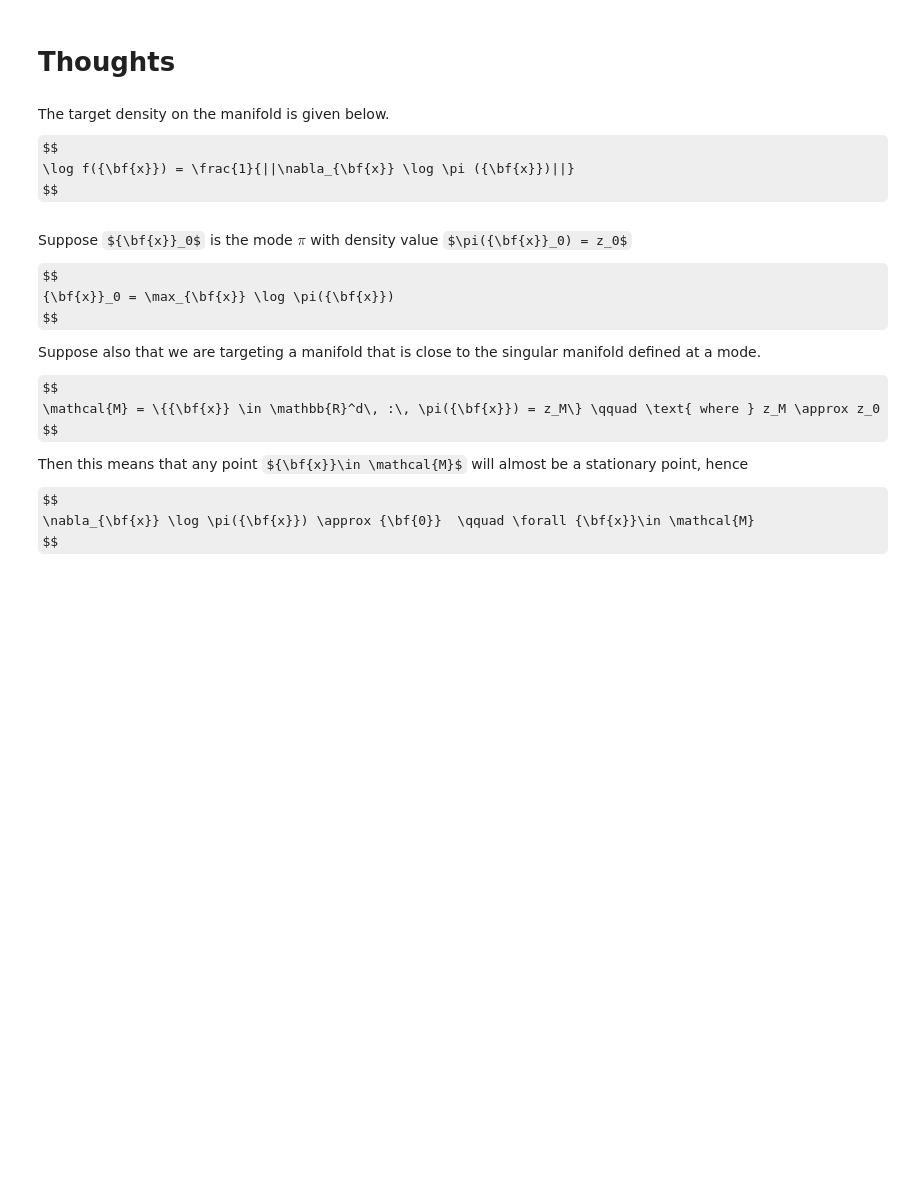
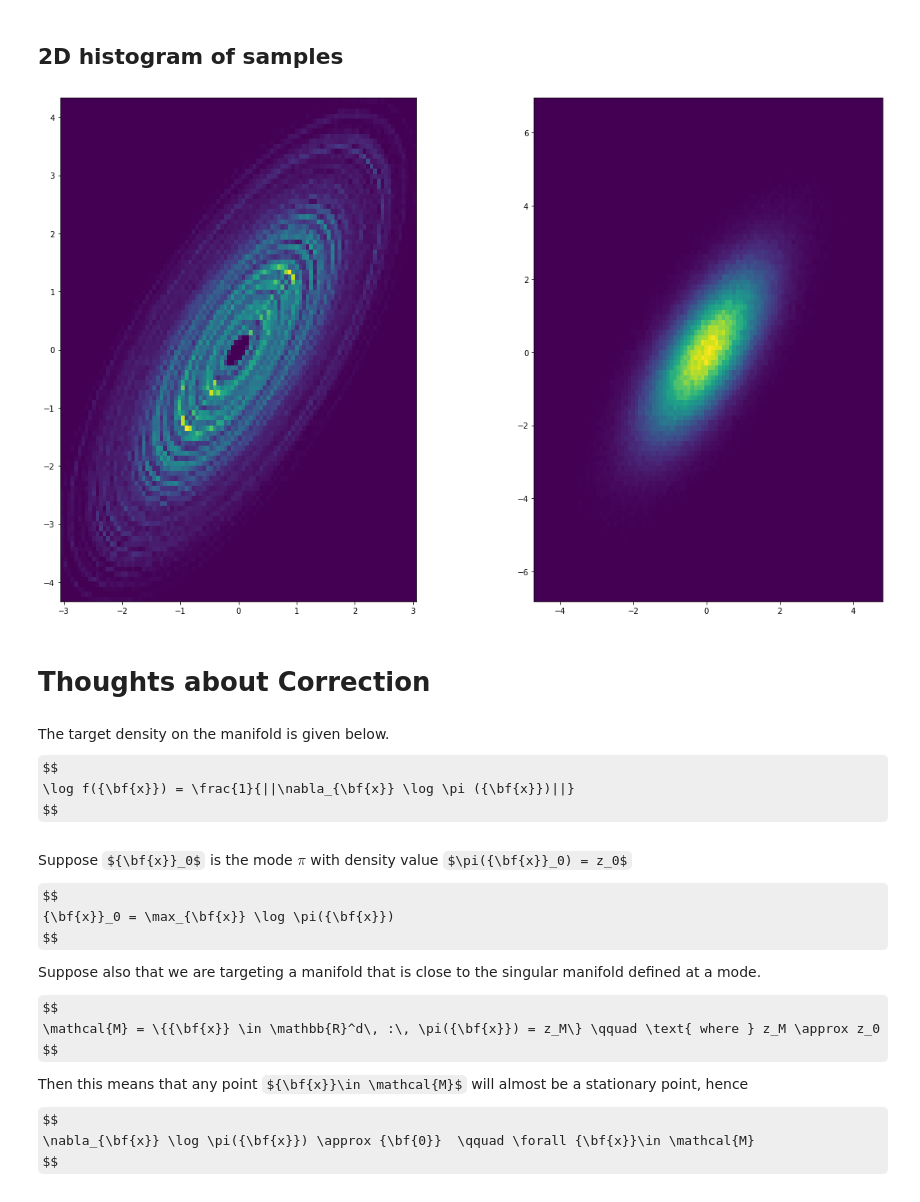
Before and after one commit to MauroCE/ManifoldSampling, a Jupyter notebook: M-HMC - Exploratory Analysis.ipynb, the cells around one changed output. Cells and saved outputs as stored; diff of their text form; code cells hidden in the pictures; some formulas as TeX source; blank space fills up the shorter version.

```diff
--- a/M-HMC - Exploratory Analysis.ipynb
+++ b/M-HMC - Exploratory Analysis.ipynb
@@ -44,5 +97,17 @@ mode = mu
+# %% [markdown]
+## 2D histogram of samples
+# %%
+fig, ax = plt.subplots(figsize=(20, 12), ncols=2)
+# M-HMC SAMPLES
+_ = ax[0].hist2d(samples[:,0], samples[:,1], bins=[100,100], density=True) # weights
+ax[0].set_aspect("equal")
+# TRUE SAMPLES
+_ = ax[1].hist2d(true_samples[:,0], true_samples[:,1], bins=[100,100], density=True)
+ax[1].set_aspect("equal")
+# %% [output]
+[figure, added]
 # %% [markdown]
-# Thoughts
+# Thoughts about Correction
 # %% [markdown]
 The target density on the manifold is given below.
 $$
```
Also changed, not shown: parts of 25 cells of this notebook.
